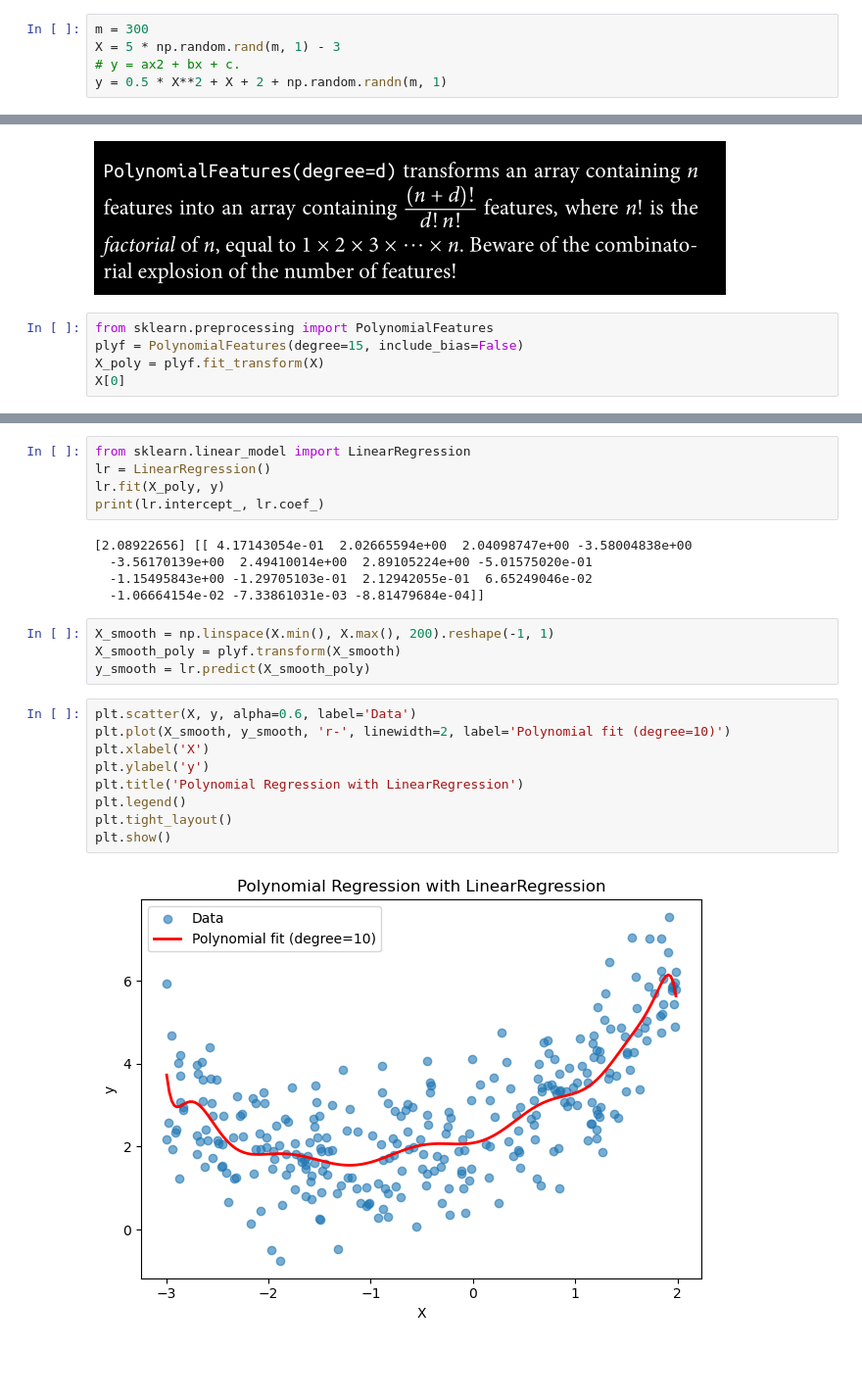
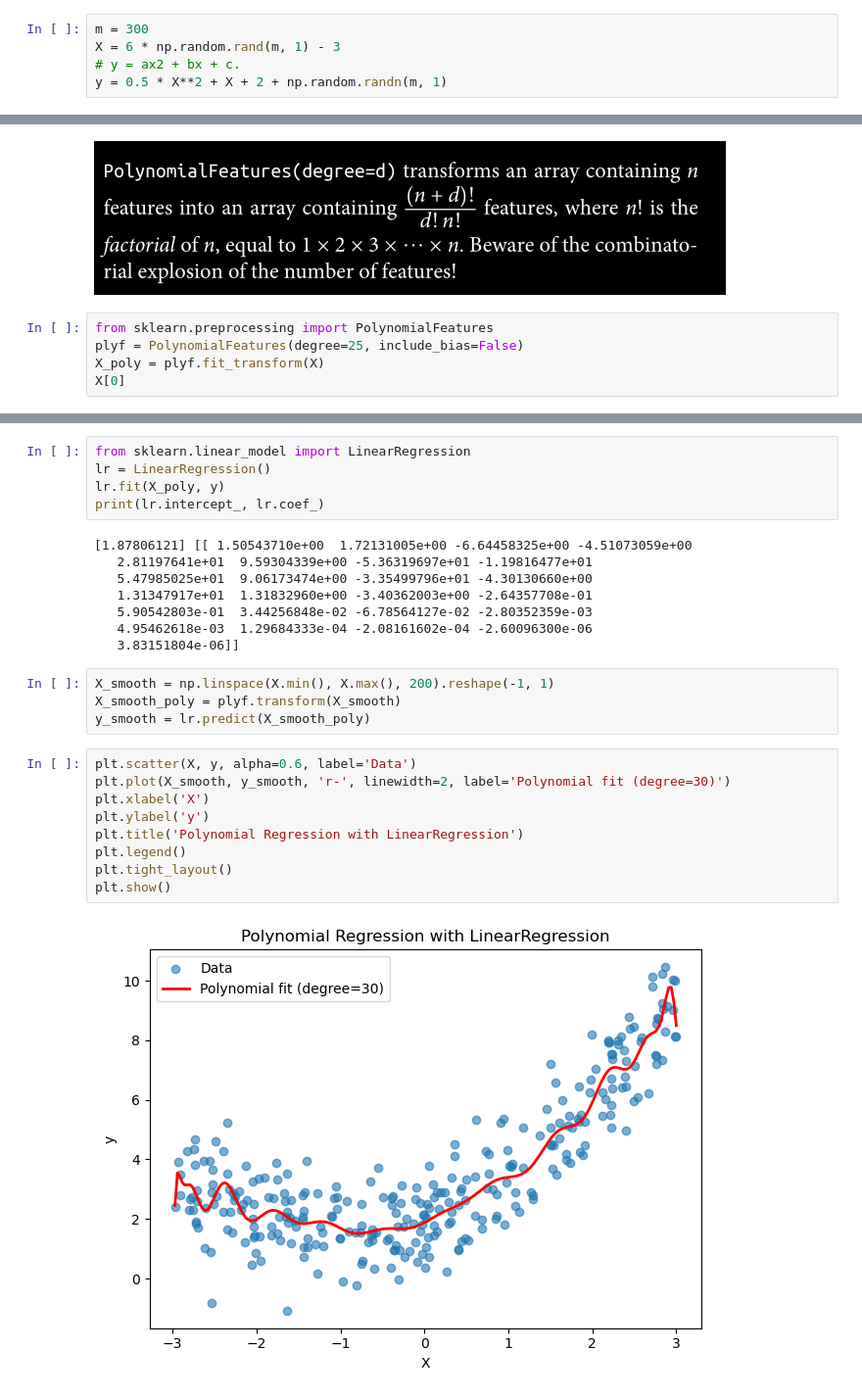
Before and after one commit to Haseebi-khan/MachineLearning, a Jupyter notebook: Hand_On_ML/Chapter4TrainingModels.ipynb, the cells around one changed output, grey strips where cells are left out. Shown at 98% size. Drawn from its saved outputs; the diff is of its cells as text; blank space fills up the shorter version.

```diff
--- a/Hand_On_ML/Chapter4TrainingModels.ipynb
+++ b/Hand_On_ML/Chapter4TrainingModels.ipynb
@@ -323,7 +323,7 @@ plt.show()
 # **Polynomial Regression**
 # %%
 m = 300
-X = 5 * np.random.rand(m, 1) - 3
+X = 6 * np.random.rand(m, 1) - 3
 # y = ax2 + bx + c.
 y = 0.5 * X**2 + X + 2 + np.random.randn(m, 1)
 # %%
@@ -335,7 +335,7 @@ plt.show()
 ![image.png](attachment:image.png)
 # %%
 from sklearn.preprocessing import PolynomialFeatures
-plyf = PolynomialFeatures(degree=15, include_bias=False)
+plyf = PolynomialFeatures(degree=25, include_bias=False)
 X_poly = plyf.fit_transform(X)
 X[0]
 # %% [output]
@@ -353,22 +356,25 @@ lr = LinearRegression()
 lr.fit(X_poly, y)
 print(lr.intercept_, lr.coef_)
 # %% [output]
-[2.08922656] [[ 4.17143054e-01  2.02665594e+00  2.04098747e+00 -3.58004838e+00
-  -3.56170139e+00  2.49410014e+00  2.89105224e+00 -5.01575020e-01
-  -1.15495843e+00 -1.29705103e-01  2.12942055e-01  6.65249046e-02
-  -1.06664154e-02 -7.33861031e-03 -8.81479684e-04]]
+[1.87806121] [[ 1.50543710e+00  1.72131005e+00 -6.64458325e+00 -4.51073059e+00
+   2.81197641e+01  9.59304339e+00 -5.36319697e+01 -1.19816477e+01
+   5.47985025e+01  9.06173474e+00 -3.35499796e+01 -4.30130660e+00
+   1.31347917e+01  1.31832960e+00 -3.40362003e+00 -2.64357708e-01
+   5.90542803e-01  3.44256848e-02 -6.78564127e-02 -2.80352359e-03
+   4.95462618e-03  1.29684333e-04 -2.08161602e-04 -2.60096300e-06
+   3.83151804e-06]]
 # %%
 X_smooth = np.linspace(X.min(), X.max(), 200).reshape(-1, 1)
 X_smooth_poly = plyf.transform(X_smooth)
 y_smooth = lr.predict(X_smooth_poly)
 # %%
 plt.scatter(X, y, alpha=0.6, label='Data')
-plt.plot(X_smooth, y_smooth, 'r-', linewidth=2, label='Polynomial fit (degree=10)')
+plt.plot(X_smooth, y_smooth, 'r-', linewidth=2, label='Polynomial fit (degree=30)')
 plt.xlabel('X')
 plt.ylabel('y')
 plt.title('Polynomial Regression with LinearRegression')
 plt.legend()
 plt.tight_layout()
 plt.show()
 # %% [output]
-[figure, old version]
+[figure, new version]
```
Also changed, not shown: parts of 24 cells of this notebook.
